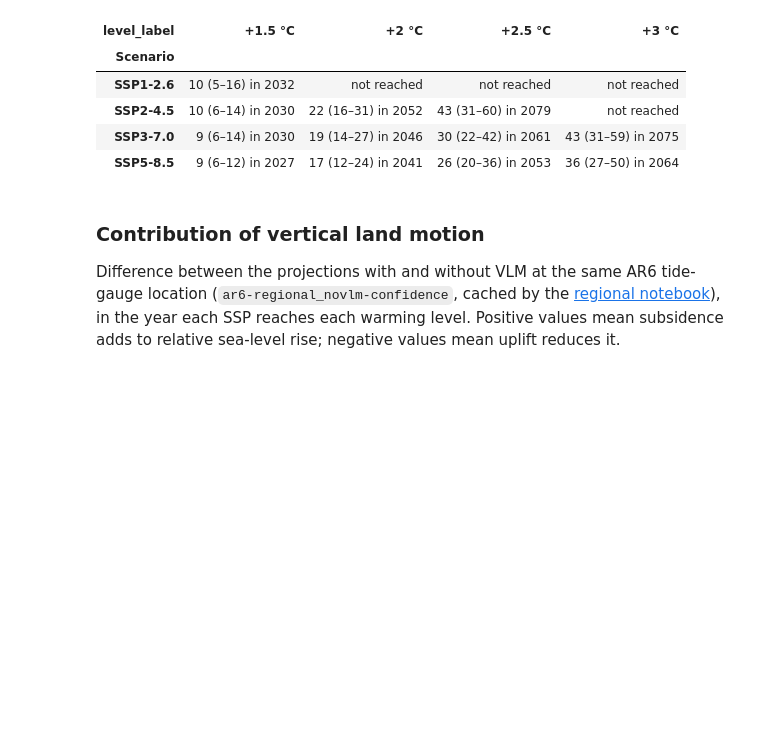
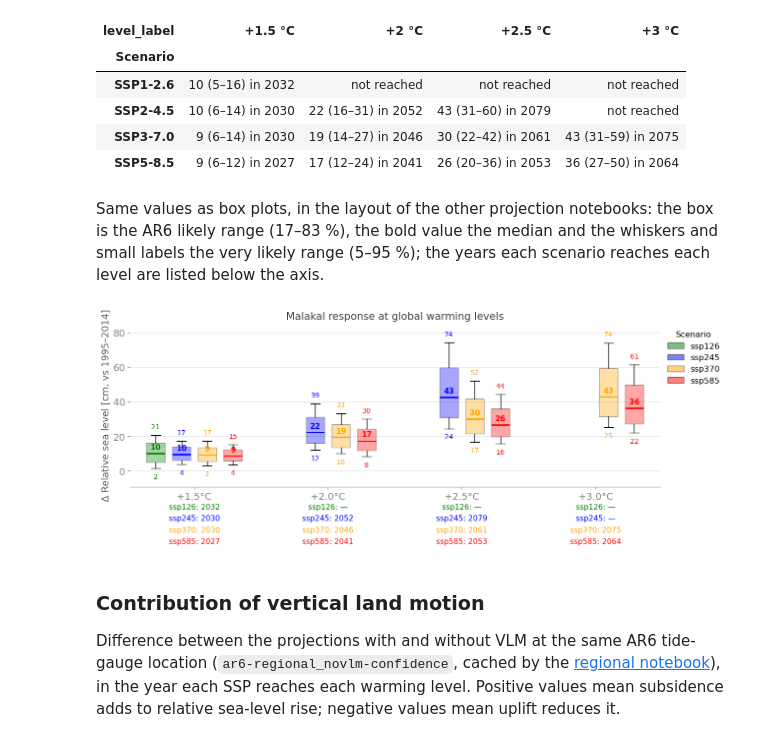
Before and after one commit to lauracagigal/CIndRA, a Jupyter notebook: notebooks/projections/National/sea_level/a_sea_level_projections.ipynb, the cells around one changed output. Cells and saved outputs as stored; diff of their text form; code cells hidden in the pictures; blank space fills up the shorter version.

```diff
--- a/notebooks/projections/National/sea_level/a_sea_level_projections.ipynb
+++ b/notebooks/projections/National/sea_level/a_sea_level_projections.ipynb
@@ -75,7 +75,8 @@ force_download = False
 print(f'{station}, {country} (UHSLC {uhslc_id:03d}); outputs in {fig_dir.relative_to(repo_root)}')
 
 warming_levels = (1.5, 2.0, 2.5, 3.0)
-gwl_years = warming_level_years(prj.load_warming_levels(ssp_scenarios))
+scenario_info = prj.load_warming_levels(ssp_scenarios)
+gwl_years = warming_level_years(scenario_info)
 pd.DataFrame(gwl_years).T.astype('Int64').astype(str).replace('<NA>', 'not reached').rename(columns=lambda c: f'+{c:g} °C').rename(index=scenario_label)
 # %% [output]
 Malakal, Palau (UHSLC 007); outputs in outputs/figures/palau_uhslc007_lat7p329_lon134p450
@@ -149,6 +150,15 @@ summary
 | SSP2-4.5 | 10 (6–14) in 2030 | 22 (16–31) in 2052 | 43 (31–60) in 2079 | not reached |
 | SSP3-7.0 | 9 (6–14) in 2030 | 19 (14–27) in 2046 | 30 (22–42) in 2061 | 43 (31–59) in 2075 |
 | SSP5-8.5 | 9 (6–12) in 2027 | 17 (12–24) in 2041 | 26 (20–36) in 2053 | 36 (27–50) in 2064 |
+# %% [markdown]
+Same values as box plots, in the layout of the other projection notebooks: the box is the AR6 likely range (17–83 %), the bold value the median and the whiskers and small labels the very likely range (5–95 %); the years each scenario reaches each level are listed below the axis.
+# %%
+fig, ax, _ = plot_gwl_boxplot(annual, scenario_info, list(warming_levels), ssp_scenarios, station,
+                              ylabel='Δ Relative sea level [cm, vs 1995–2014]')
+fig.savefig(fig_dir / out('SL_station_gwl_boxplot'), dpi=200, bbox_inches='tight')
+plt.show()
+# %% [output]
+[figure, added]
 # %% [markdown]
 ### Contribution of vertical land motion
 
```
Also changed, not shown: parts of 1 cell of this notebook, 6 other files.
